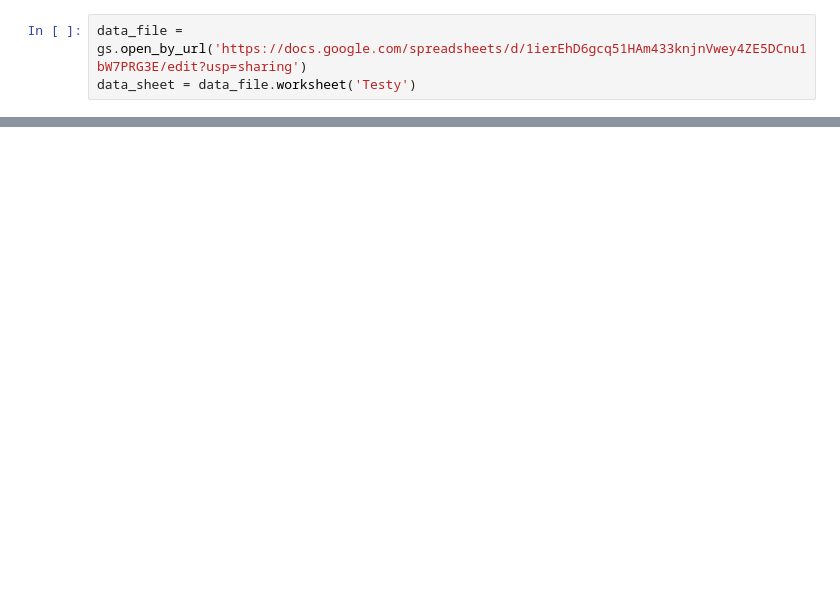
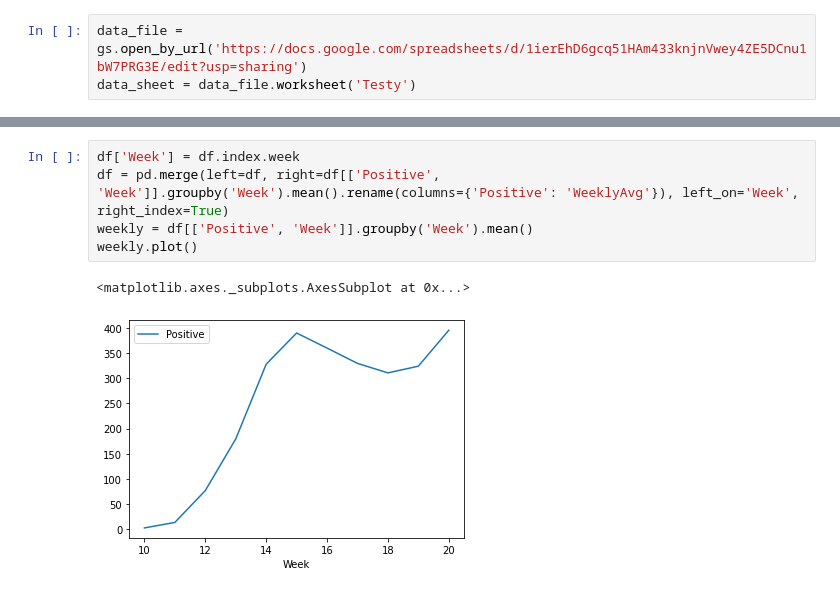
Before and after one commit to malleor/cov-pl-analysis, a Jupyter notebook: spikes/prototype.ipynb, the cells around one changed output, grey strips where cells are left out. Drawn from its saved outputs; the diff is of its cells as text; blank space fills up the shorter version.

```diff
--- a/spikes/prototype.ipynb
+++ b/spikes/prototype.ipynb
@@ -31,0 +44,8 @@ df.plot(figsize=(20,5), title='Daily CoV-2 test results in Poland');
+# %%
+df['Week'] = df.index.week
+df = pd.merge(left=df, right=df[['Positive', 'Week']].groupby('Week').mean().rename(columns={'Positive': 'WeeklyAvg'}), left_on='Week', right_index=True)
+weekly = df[['Positive', 'Week']].groupby('Week').mean()
+weekly.plot()
+# %% [output]
+<matplotlib.axes._subplots.AxesSubplot at 0x...>
+[figure, added]
```
Also changed, not shown: parts of 13 cells of this notebook.
